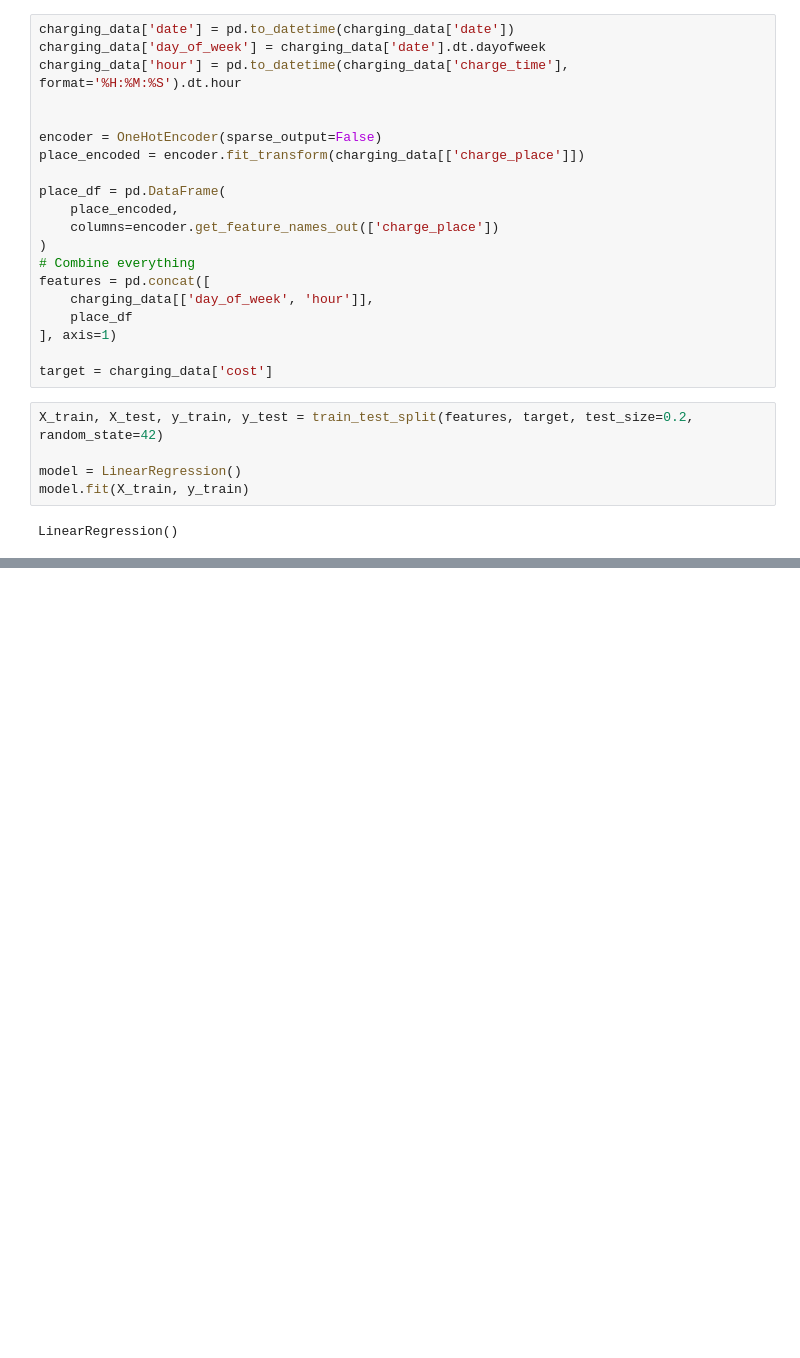
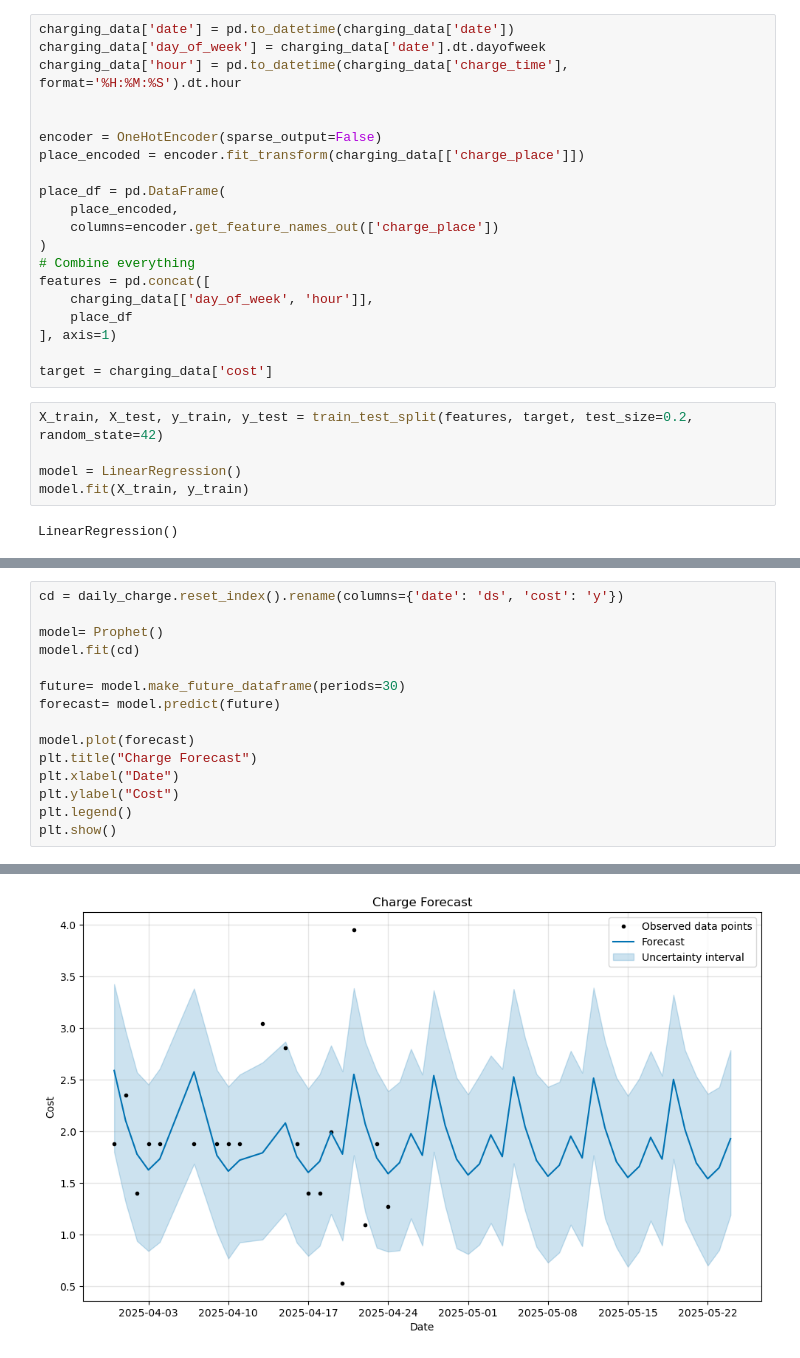
Before and after one commit to gnilwobnnej/car, a Jupyter notebook: Electric Car.ipynb, the cells around one changed output, grey strips where cells are left out. Saved outputs shown, nothing was run; the diff lists cells and outputs as text; blank space fills up the shorter version.

Commit message:
updated the csvs and added prophet to the mix

```diff
--- a/Electric Car.ipynb
+++ b/Electric Car.ipynb
@@ -283,0 +298,16 @@ RMSE: 0.5325226784021115
+# %%
+cd = daily_charge.reset_index().rename(columns={'date': 'ds', 'cost': 'y'})
+
+model= Prophet()
+model.fit(cd)
+
+future= model.make_future_dataframe(periods=30)
+forecast= model.predict(future)
+
+model.plot(forecast)
+plt.title("Charge Forecast")
+plt.xlabel("Date")
+plt.ylabel("Cost")
+plt.legend()
+plt.show()
+# %% [output]
@@ -283,0 +316 @@ RMSE: 0.5325226784021115
+[figure, added]
```
Also changed, not shown: parts of 11 cells of this notebook, 2 other files.
